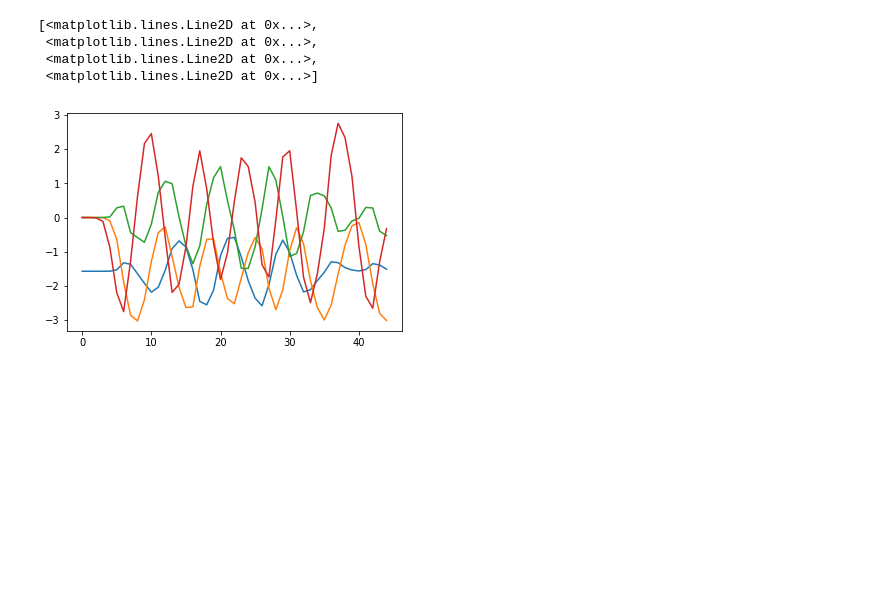
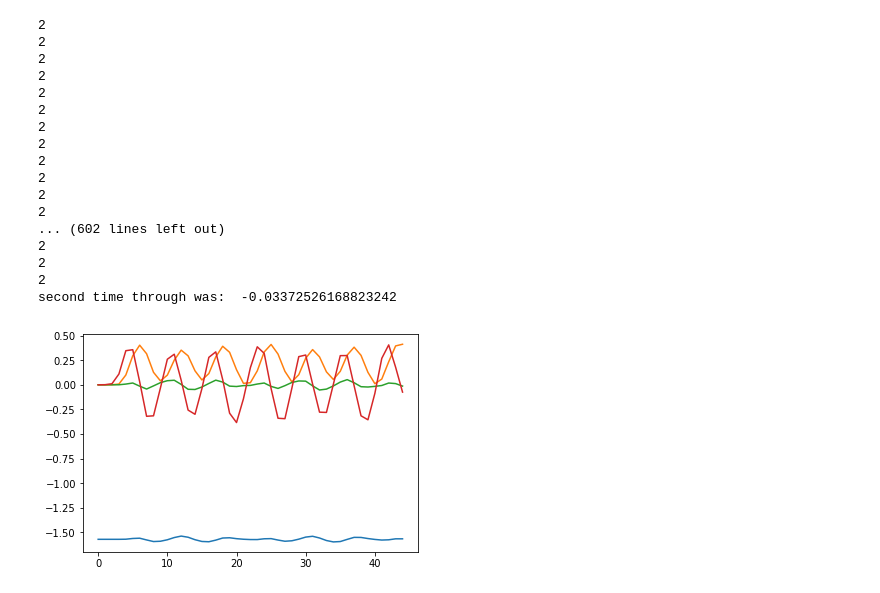
Before and after one commit to mmolnar0/sgillen_research, a Jupyter notebook: pendubot/pendubot.ipynb, the cells around one changed output. Saved outputs shown, nothing was run; the diff lists cells and outputs as text; code cells hidden in the pictures; blank space fills up the shorter version.

```diff
--- a/pendubot/pendubot.ipynb
+++ b/pendubot/pendubot.ipynb
@@ -150,35 +28,63 @@ def derivs(t,q):
 # %%
-def control(q,t=0):
-    return 0
+#@jit(nopython=False)
+def control(t,q):
+    print("2")
+    return 1
+
+bot.control = control
 
 # time step
 t = np.array([0.0, 20])
 
 rad = np.pi / 180
 
 #y = np.zeros((num_t, num_states, num_trials))
 
 th1 = -pi/2
 th2 = 0.0
 dth1 = 0.0
 dth2 = 0.0
 
 # initial state
 state = np.array([th1, th2, dth1, dth2])
 
 # integrate the ODE using scipy.integrate.
-sol = integrate.solve_ivp(derivs, t, state)
+
+start = time.time()
+sol = integrate.solve_ivp(bot.derivs, t, state)
+end = time.time()
+#plt.plot(sol.y.T)
+print("first time through was: ", start - end)
+
+
+start = time.time()
+sol = integrate.solve_ivp(bot.derivs, t, state)
+end = time.time()
 plt.plot(sol.y.T)
 
+print("second time through was: ", start - end)
 
 #ani = animate_pend(sol.y.T)
 #HTML(ani.to_jshtml())
 # %% [output]
-[<matplotlib.lines.Line2D at 0x...>,
- <matplotlib.lines.Line2D at 0x...>,
- <matplotlib.lines.Line2D at 0x...>,
- <matplotlib.lines.Line2D at 0x...>]
+2
+2
+2
+2
+2
+2
+2
+2
+2
+2
+2
+2
+... (602 lines left out)
+2
+2
+2
+second time through was:  -0.03372526168823242
-[figure, old version]
+[figure, new version]
 # %%
 num_trials = 1
 num_states = 4
```
Also changed, not shown: parts of 2 cells of this notebook, 2 other files.
